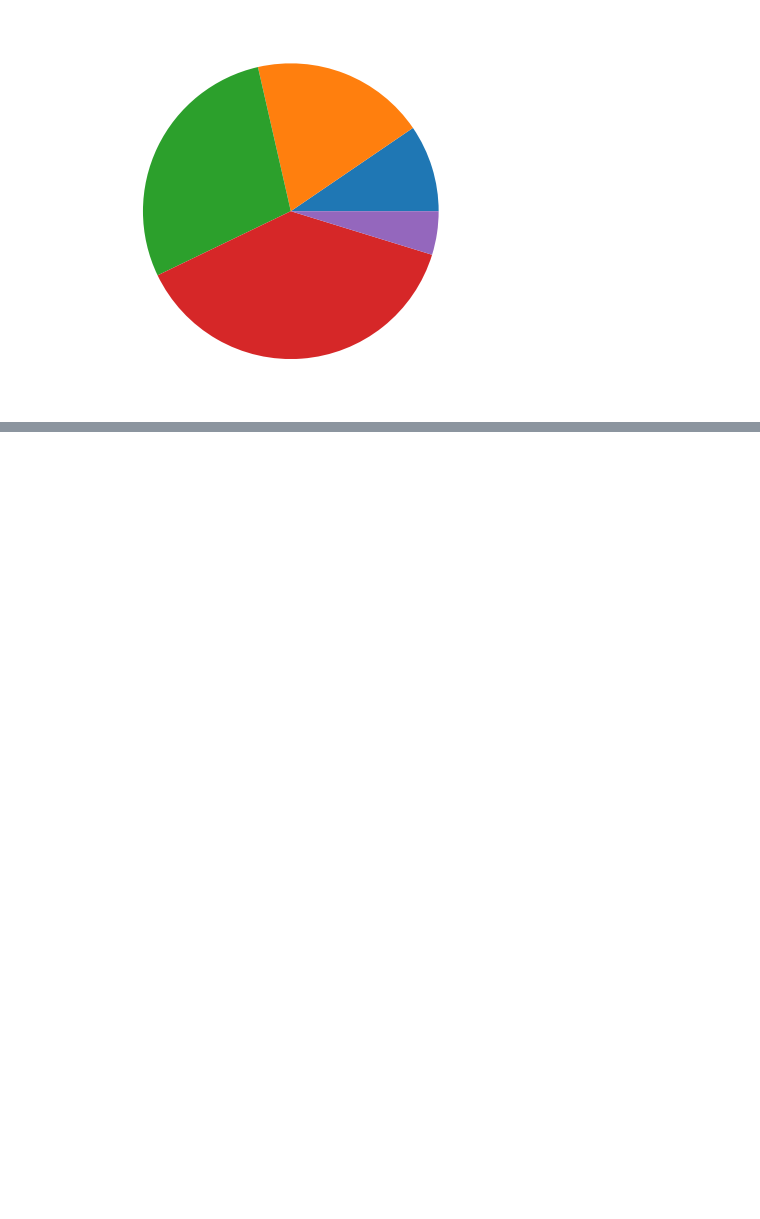
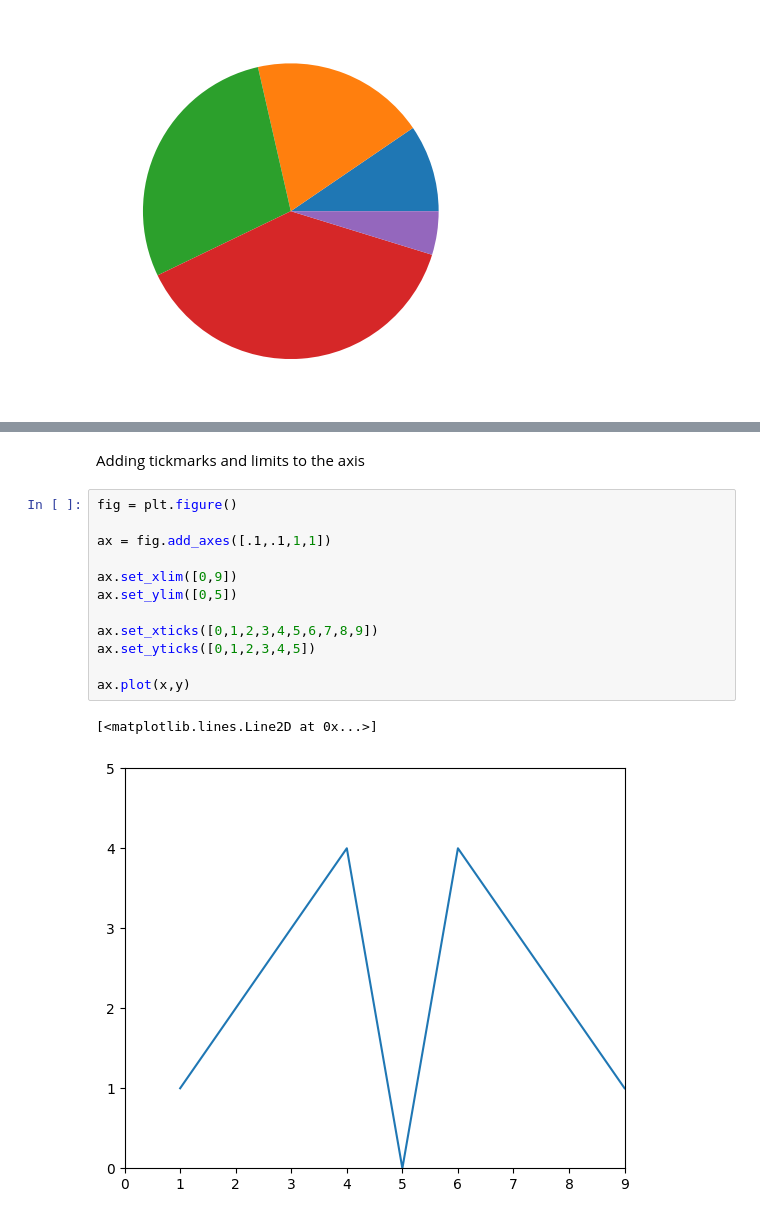
Before and after one commit to AbdullatifSadiq/Basic-Data-Science-Exercises, a Jupyter notebook: DataVisualization.ipynb, the cells around one changed output, grey strips where cells are left out. Drawn from its saved outputs; the diff is of its cells as text; blank space fills up the shorter version.

```diff
--- a/DataVisualization.ipynb
+++ b/DataVisualization.ipynb
@@ -78,0 +113,17 @@ plt.show
+# %% [markdown]
+Adding tickmarks and limits to the axis
+# %%
+fig = plt.figure()
+
+ax = fig.add_axes([.1,.1,1,1])
+
+ax.set_xlim([0,9])
+ax.set_ylim([0,5])
+
+ax.set_xticks([0,1,2,3,4,5,6,7,8,9])
+ax.set_yticks([0,1,2,3,4,5])
+
+ax.plot(x,y)
+# %% [output]
+[<matplotlib.lines.Line2D at 0x...>]
+[figure, added]
```
Also changed, not shown: parts of 34 cells of this notebook, 1 other file.
